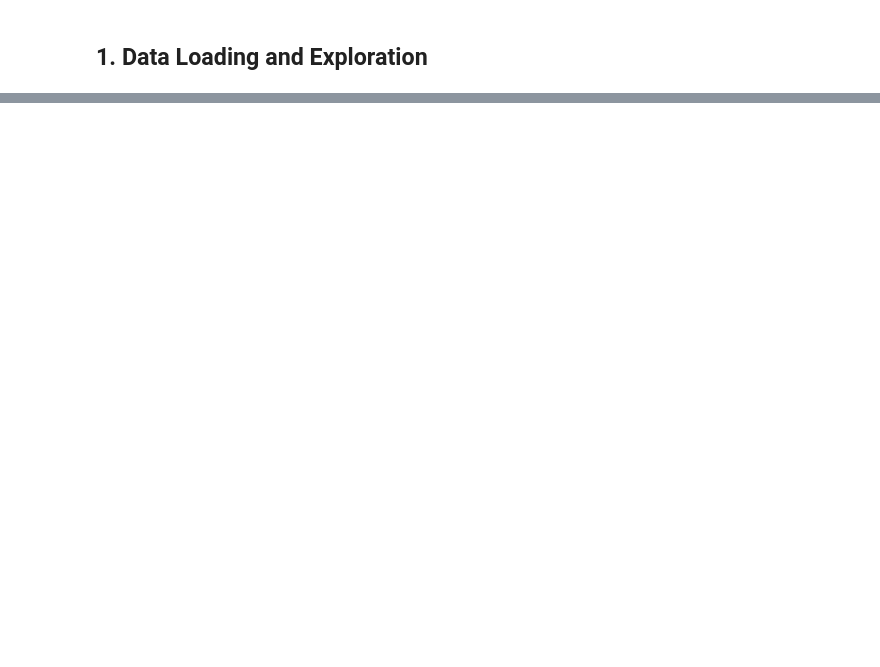
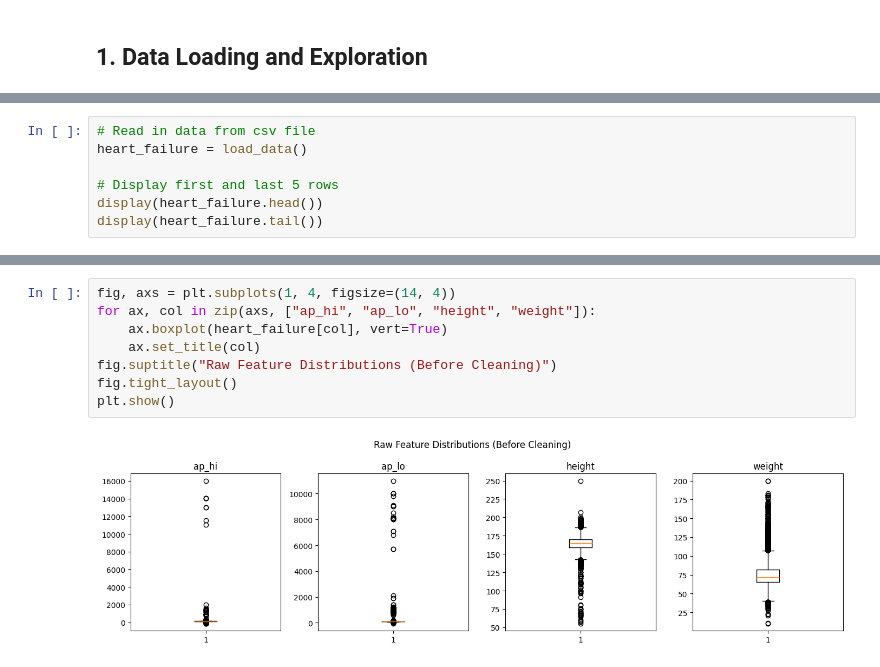
Before and after one commit to xjwllmsx/cardio-ml-predictor, a Jupyter notebook: cardio-ml-predictor.ipynb, the cells around one changed output, grey strips where cells are left out. Cells and saved outputs as stored; diff of their text form; blank space fills up the shorter version.

```diff
--- a/cardio-ml-predictor.ipynb
+++ b/cardio-ml-predictor.ipynb
@@ -720,0 +93,7 @@ The path from academic exercise to clinical deployment is long and requires rigo
+# %%
+# Read in data from csv file
+heart_failure = load_data()
+
+# Display first and last 5 rows
+display(heart_failure.head())
+display(heart_failure.tail())
@@ -720,0 +152,10 @@ The path from academic exercise to clinical deployment is long and requires rigo
+# %%
+fig, axs = plt.subplots(1, 4, figsize=(14, 4))
+for ax, col in zip(axs, ["ap_hi", "ap_lo", "height", "weight"]):
+    ax.boxplot(heart_failure[col], vert=True)
+    ax.set_title(col)
+fig.suptitle("Raw Feature Distributions (Before Cleaning)")
+fig.tight_layout()
+plt.show()
+# %% [output]
+[figure, added]
```
Also changed, not shown: parts of 109 cells of this notebook, 3 other files.
